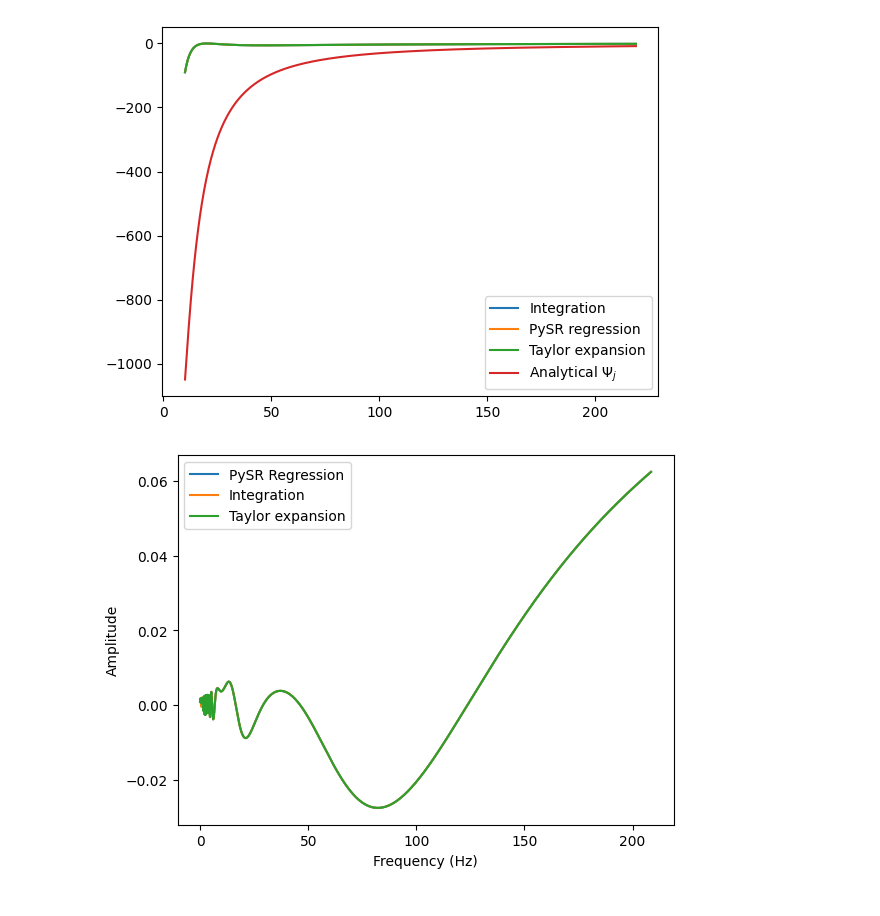
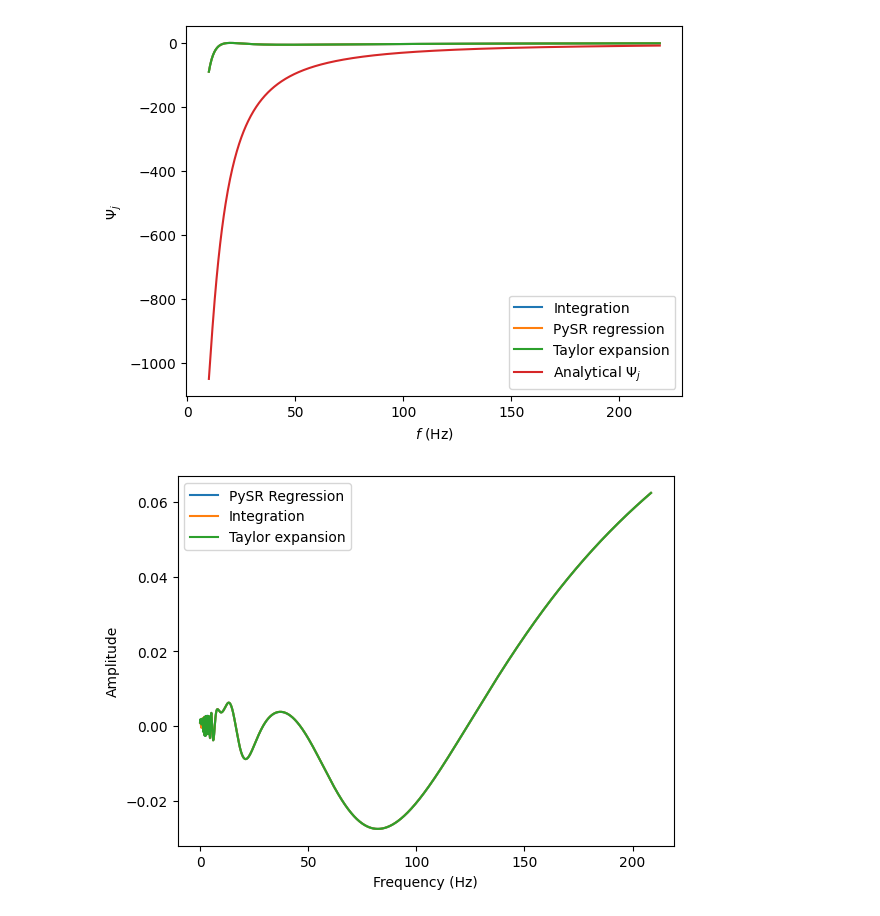
Before and after one commit to aminrs02/ThesisCode, a Jupyter notebook: matching.ipynb, the cells around one changed output. Saved outputs shown, nothing was run; the diff lists cells and outputs as text; code cells hidden in the pictures.

```diff
--- a/matching.ipynb
+++ b/matching.ipynb
@@ -78,26 +78,28 @@ def psij(f, e0):
 # %%
 G = 6.67e-11
 m = 20 * 2e30
 eta = (0.5*m * 0.5*m)/(m**2)
 c = 299792458
 
 ISCO = c**3 / (6 ** (3 / 2) * np.pi * G * m)
 
 fs = np.linspace(10, ISCO, 1000)
 psiregl, psiintl, psitayl = [], [], []
 for f in fs:
     psiregl.append(psireg(f, 0.4))
     psiintl.append(psiint(f, 0.4))
     psitayl.append(psitay(f, 0.4))
 
 plt.plot(fs, psiintl, label="Integration")
 plt.plot(fs, psiregl, label="PySR regression")
 plt.plot(fs, psitayl, label="Taylor expansion")
 plt.plot(fs, psij(fs, 0.4), label=r"Analytical $\Psi_j$")
+plt.ylabel(r"$\Psi_j$")
+plt.xlabel(r"$f$ (Hz)")
 plt.legend()
 plt.show()
 # %% [output]
-[figure, old version]
+[figure, new version]
 # %%
 # Calculating the strain for the regression, integration and Taylor expansion respectively.
 def strainreg(f, e0):
```
